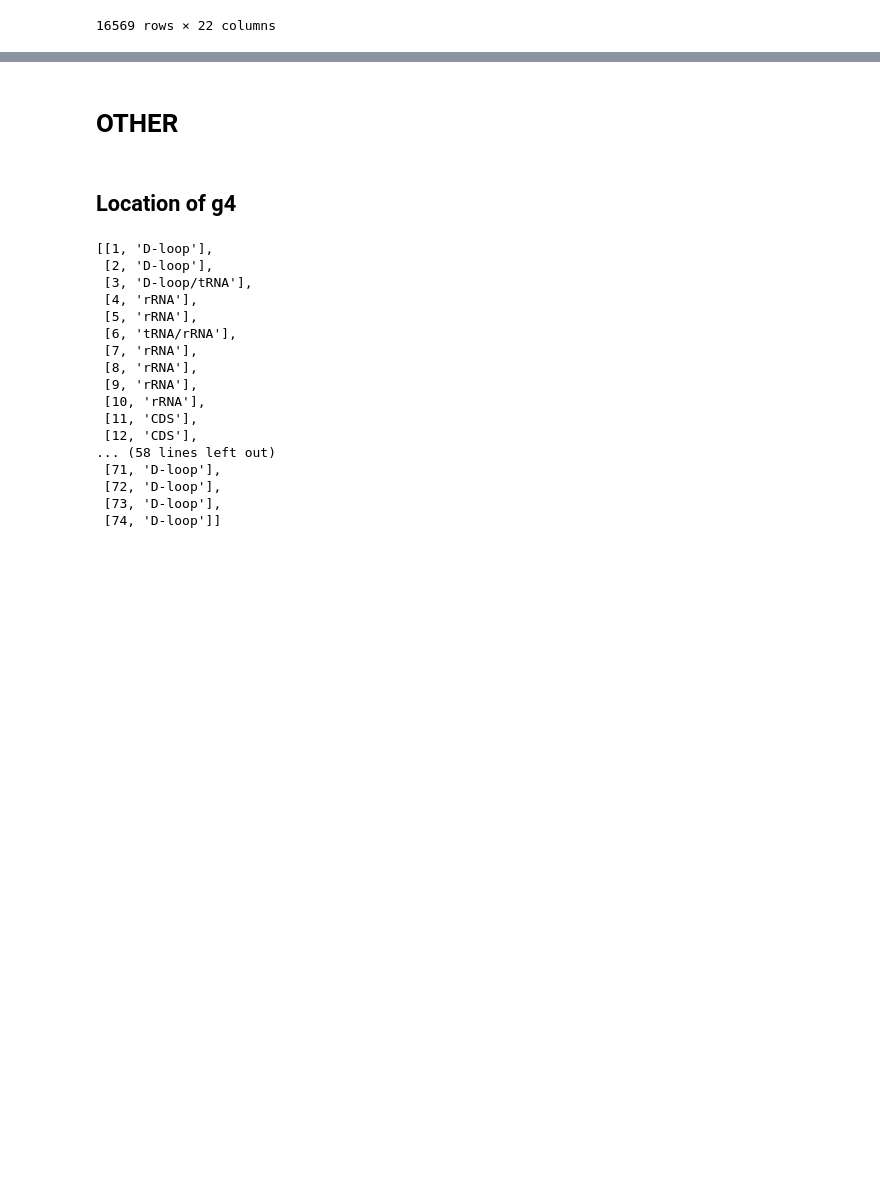
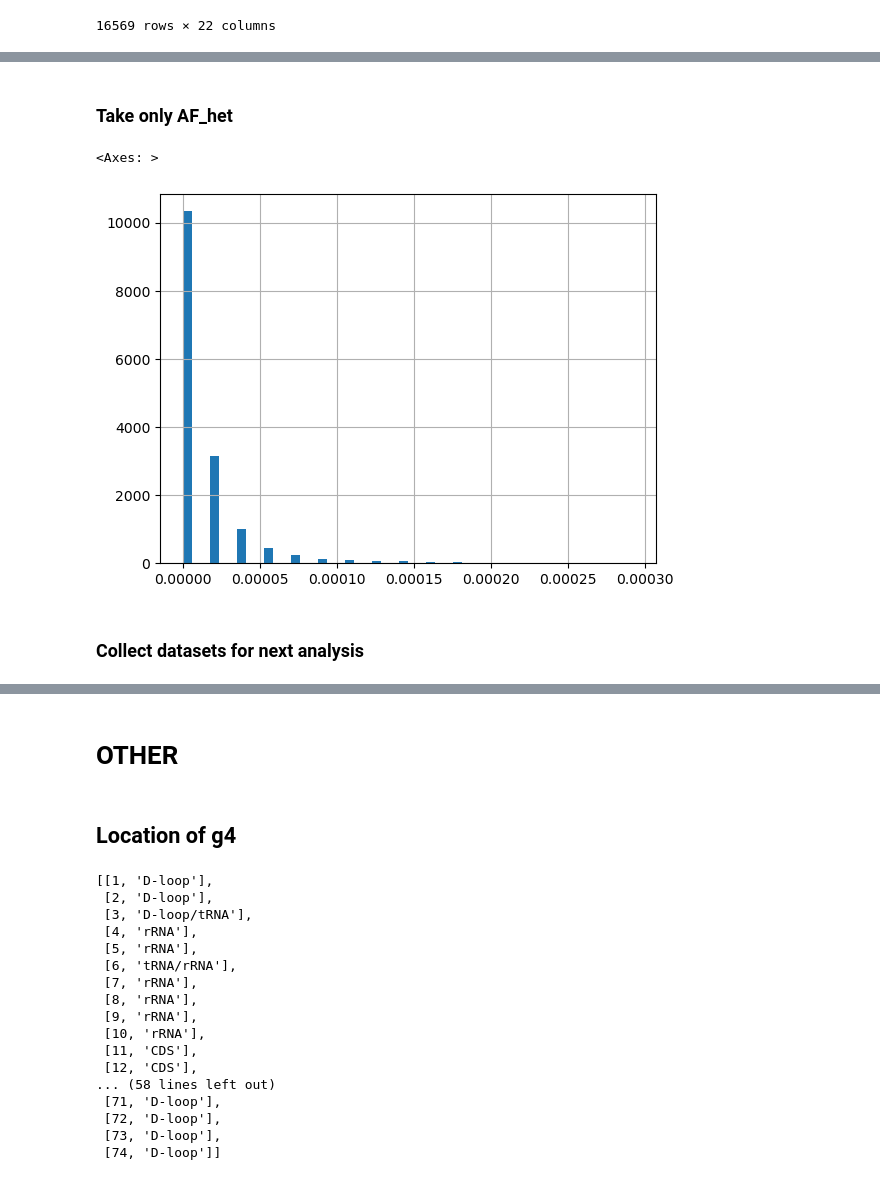
Before and after one commit to mitoclub/G4MutSpec, a Jupyter notebook: notebooks/data_preparation.ipynb, the cells around one changed output, grey strips where cells are left out. Drawn from its saved outputs; the diff is of its cells as text; code cells hidden in the pictures; blank space fills up the shorter version.

```diff
--- a/notebooks/data_preparation.ipynb
+++ b/notebooks/data_preparation.ipynb
@@ -1824,0 +2006,7 @@ df_all_mito_cancer
+# %% [markdown]
+### Take only AF_het
+# %%
+gnom_filtered.AF_het[gnom_filtered.AF_het.between(0, 0.0003)].hist(bins=50)
+# %% [output]
+<Axes: >
+[figure, added]
@@ -1824,0 +2015,2 @@ df_all_mito_cancer
+# %% [markdown]
+### Collect datasets for next analysis
```
Also changed, not shown: parts of 96 cells of this notebook, 28 other files.
